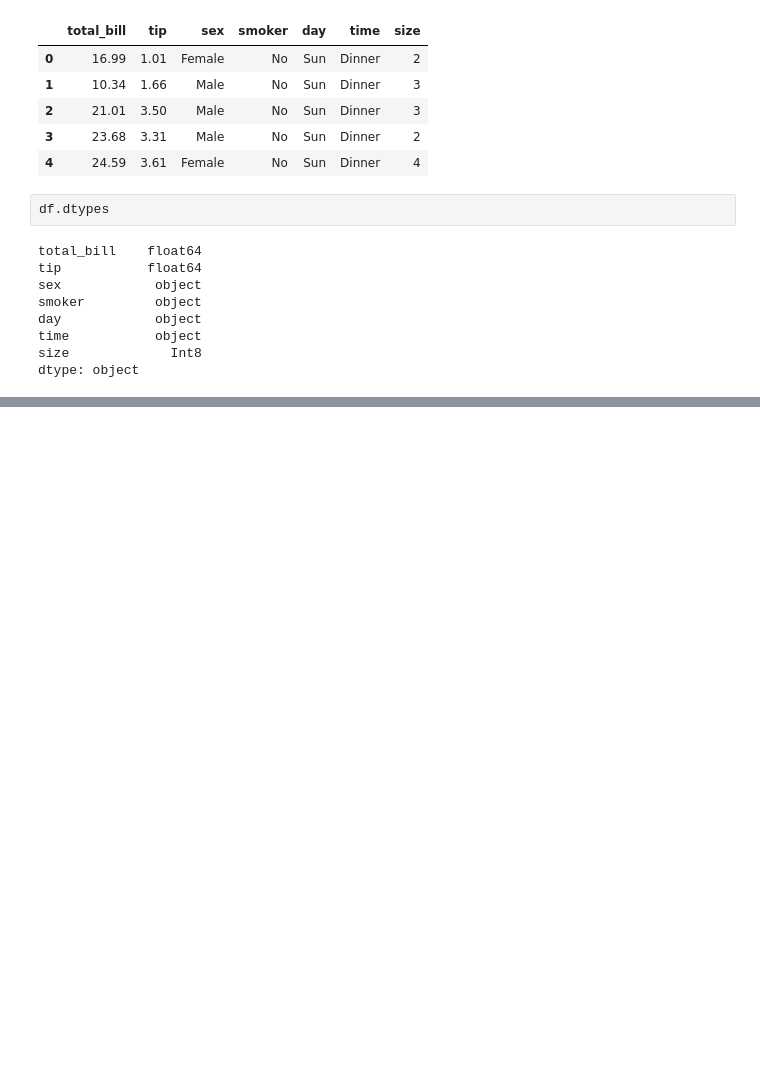
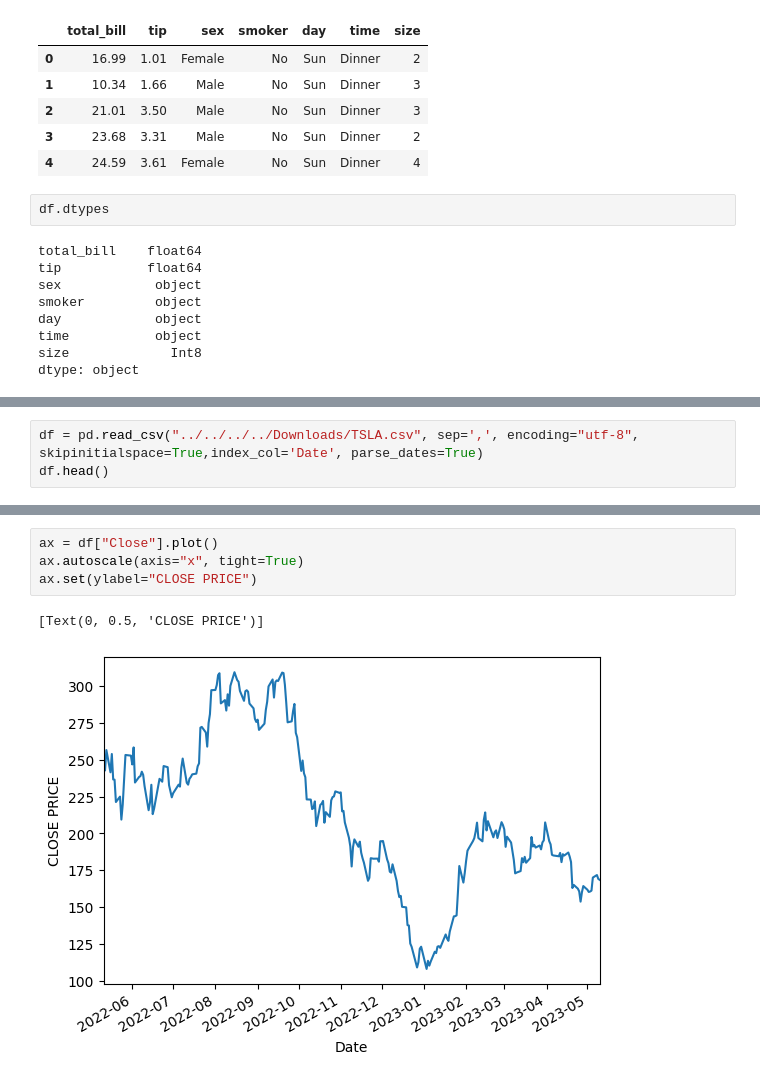
Before and after one commit to MiguelAngel3378/CURSO_ANALISIS_BD2, a Jupyter notebook: m4_pandas/operaciones/pandas.ipynb, the cells around one changed output, grey strips where cells are left out. Saved outputs shown, nothing was run; the diff lists cells and outputs as text; blank space fills up the shorter version.

```diff
--- a/m4_pandas/operaciones/pandas.ipynb
+++ b/m4_pandas/operaciones/pandas.ipynb
@@ -552,0 +600,3 @@ dtype: object
+# %%
+df = pd.read_csv("../../../../Downloads/TSLA.csv", sep=',', encoding="utf-8", skipinitialspace=True,index_col='Date', parse_dates=True)
+df.head()
@@ -552,0 +611,7 @@ dtype: object
+# %%
+ax = df["Close"].plot()
+ax.autoscale(axis="x", tight=True)
+ax.set(ylabel="CLOSE PRICE")
+# %% [output]
+[Text(0, 0.5, 'CLOSE PRICE')]
+[figure, added]
```
Also changed, not shown: parts of 7 cells of this notebook.
